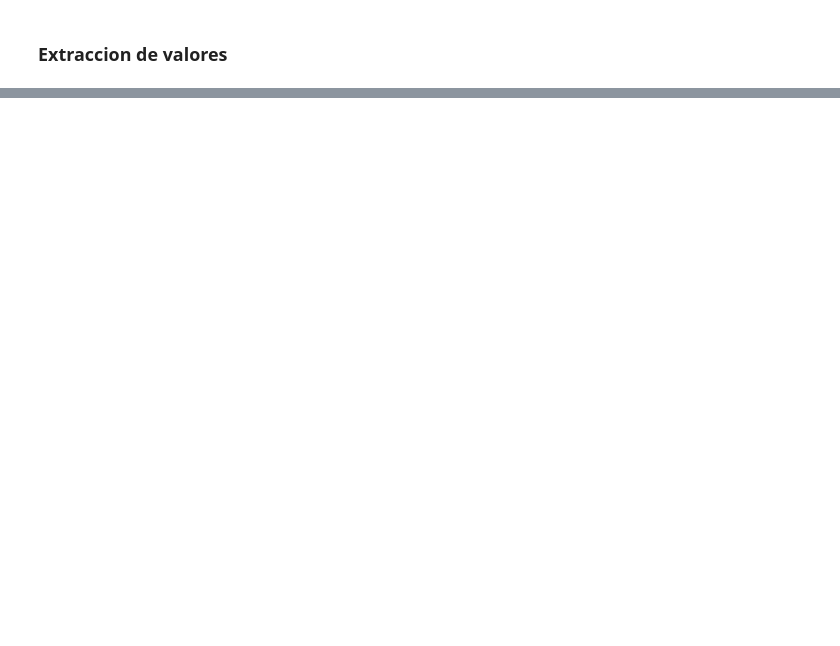
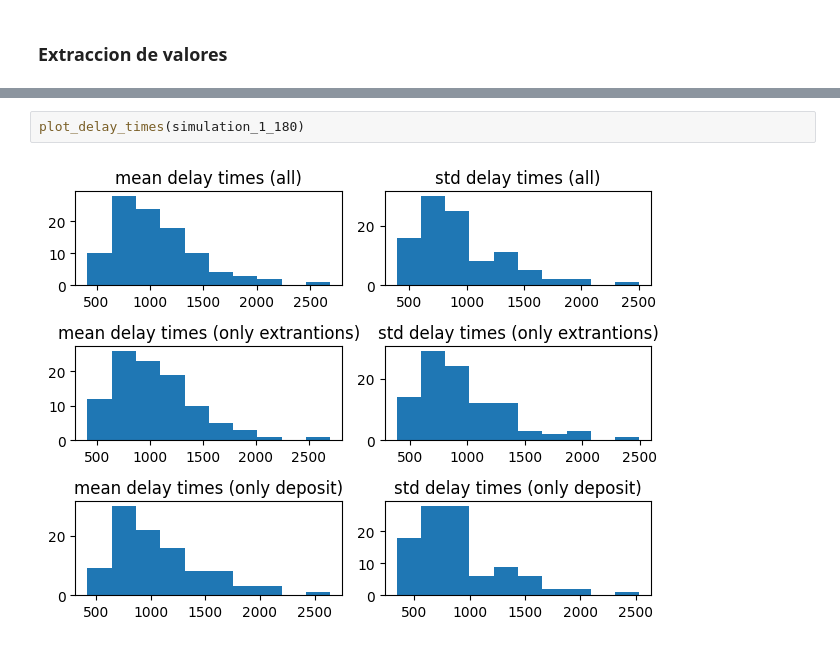
Before and after one commit to MartinCohen98/simulacion_tp1_grupo2_1c2024, a Jupyter notebook: Ejercicio2_TP2.ipynb, the cells around one changed output, grey strips where cells are left out. Cells and saved outputs as stored; diff of their text form; blank space fills up the shorter version.

```diff
--- a/Ejercicio2_TP2.ipynb
+++ b/Ejercicio2_TP2.ipynb
@@ -492,0 +572,4 @@ def extract_values(all_simu, name_of_file):
+# %%
+plot_delay_times(simulation_1_180)
+# %% [output]
+[figure, added]
```
Also changed, not shown: parts of 32 cells of this notebook, 2 other files.
